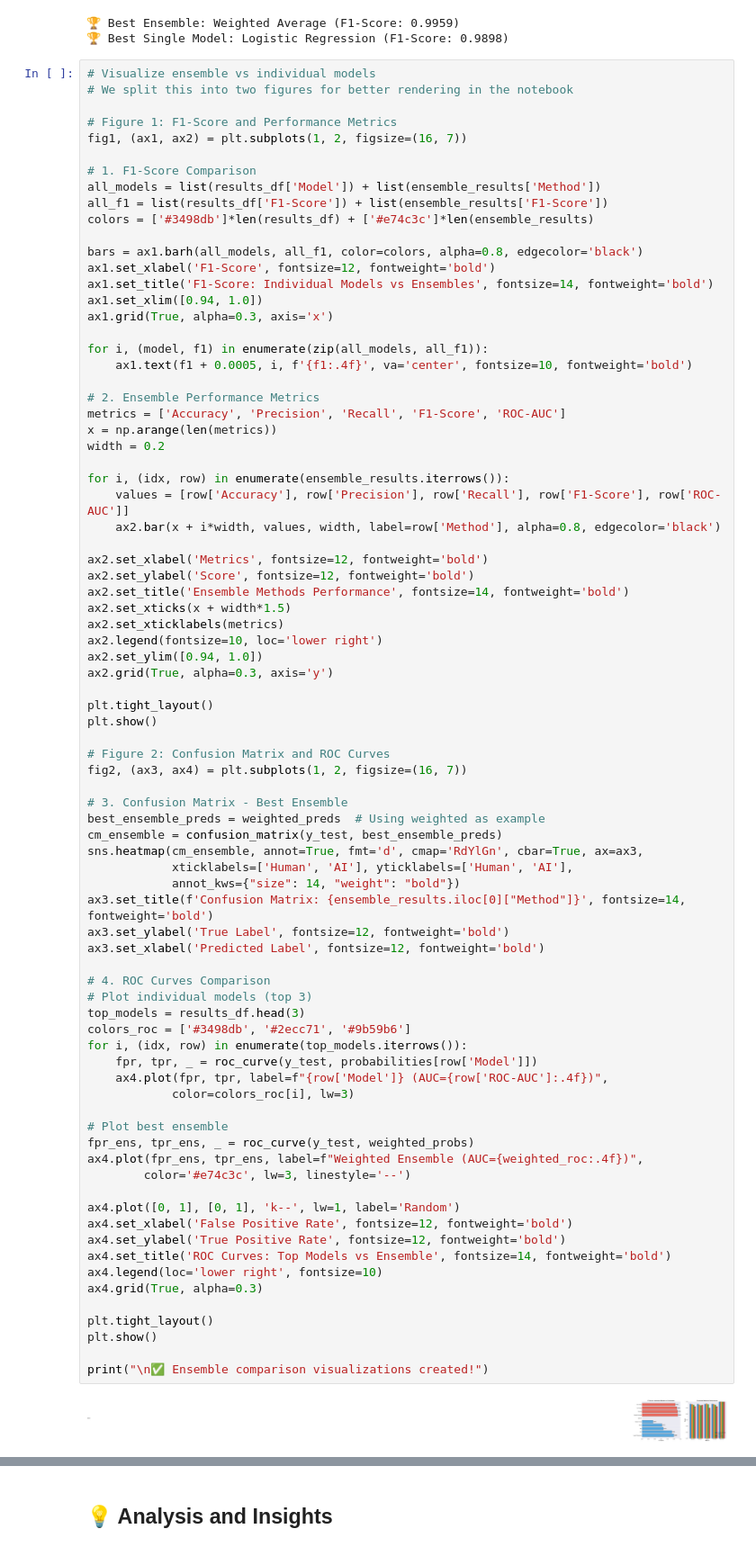
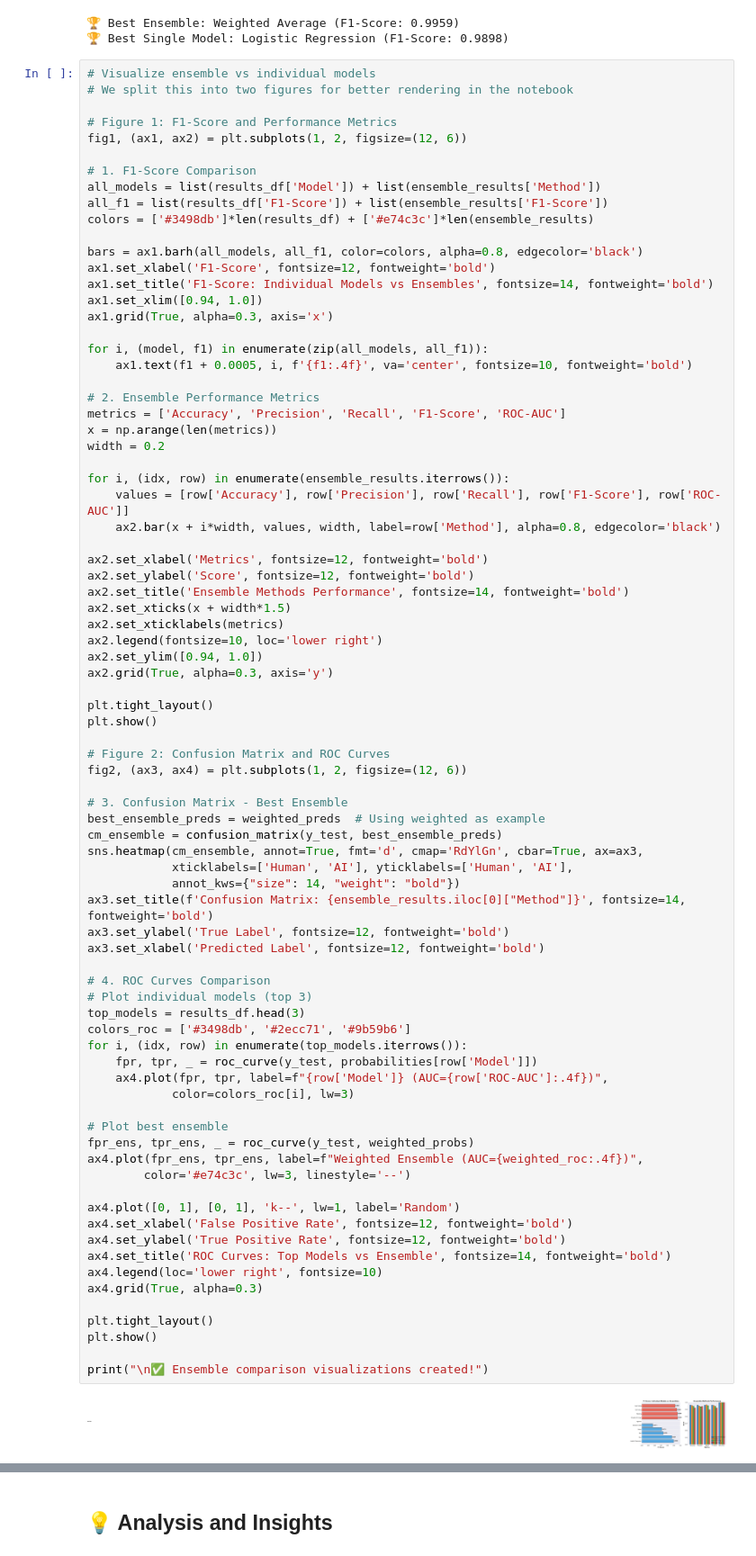
Before and after one commit to Huzaifanasir95/Human-vs-AI-Classifier, a Jupyter notebook: notebooks/06_ensemble_methods.ipynb, the cells around one changed output, grey strips where cells are left out. Shown at 90% size. Cells and saved outputs as stored; diff of their text form.

```diff
--- a/notebooks/06_ensemble_methods.ipynb
+++ b/notebooks/06_ensemble_methods.ipynb
@@ -601,7 +601,7 @@ print(f"🏆 Best Single Model: {results_df.iloc[0]['Model']} (F1-Score: {result
 # We split this into two figures for better rendering in the notebook
 
 # Figure 1: F1-Score and Performance Metrics
-fig1, (ax1, ax2) = plt.subplots(1, 2, figsize=(16, 7))
+fig1, (ax1, ax2) = plt.subplots(1, 2, figsize=(12, 6))
 
 # 1. F1-Score Comparison
 all_models = list(results_df['Model']) + list(ensemble_results['Method'])
@@ -639,7 +639,7 @@ plt.tight_layout()
 plt.show()
 
 # Figure 2: Confusion Matrix and ROC Curves
-fig2, (ax3, ax4) = plt.subplots(1, 2, figsize=(16, 7))
+fig2, (ax3, ax4) = plt.subplots(1, 2, figsize=(12, 6))
 
 # 3. Confusion Matrix - Best Ensemble
 best_ensemble_preds = weighted_preds  # Using weighted as example
@@ -650,31 +650,31 @@ sns.heatmap(cm_ensemble, annot=True, fmt='d', cmap='RdYlGn', cbar=True, ax=ax3,
 ax3.set_title(f'Confusion Matrix: {ensemble_results.iloc[0]["Method"]}', fontsize=14, fontweight='bold')
 ax3.set_ylabel('True Label', fontsize=12, fontweight='bold')
 ax3.set_xlabel('Predicted Label', fontsize=12, fontweight='bold')
 
 # 4. ROC Curves Comparison
 # Plot individual models (top 3)
 top_models = results_df.head(3)
 colors_roc = ['#3498db', '#2ecc71', '#9b59b6']
 for i, (idx, row) in enumerate(top_models.iterrows()):
     fpr, tpr, _ = roc_curve(y_test, probabilities[row['Model']])
     ax4.plot(fpr, tpr, label=f"{row['Model']} (AUC={row['ROC-AUC']:.4f})",
             color=colors_roc[i], lw=3)
 
 # Plot best ensemble
 fpr_ens, tpr_ens, _ = roc_curve(y_test, weighted_probs)
 ax4.plot(fpr_ens, tpr_ens, label=f"Weighted Ensemble (AUC={weighted_roc:.4f})",
         color='#e74c3c', lw=3, linestyle='--')
 
 ax4.plot([0, 1], [0, 1], 'k--', lw=1, label='Random')
 ax4.set_xlabel('False Positive Rate', fontsize=12, fontweight='bold')
 ax4.set_ylabel('True Positive Rate', fontsize=12, fontweight='bold')
 ax4.set_title('ROC Curves: Top Models vs Ensemble', fontsize=14, fontweight='bold')
 ax4.legend(loc='lower right', fontsize=10)
 ax4.grid(True, alpha=0.3)
 
 plt.tight_layout()
 plt.show()
 
 print("\n✅ Ensemble comparison visualizations created!")
 # %% [output]
-[figure, old version]
+[figure, new version]
```
Also changed, not shown: parts of 2 cells of this notebook, 2 other files.
